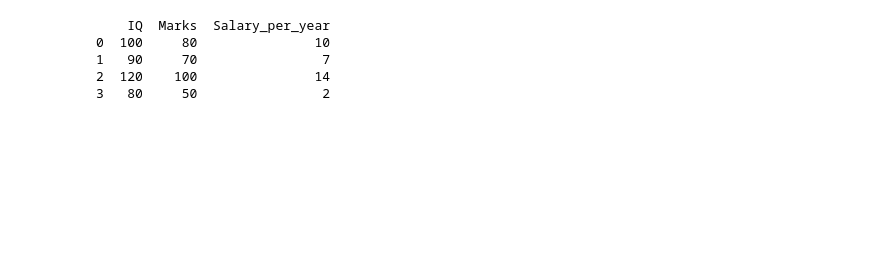
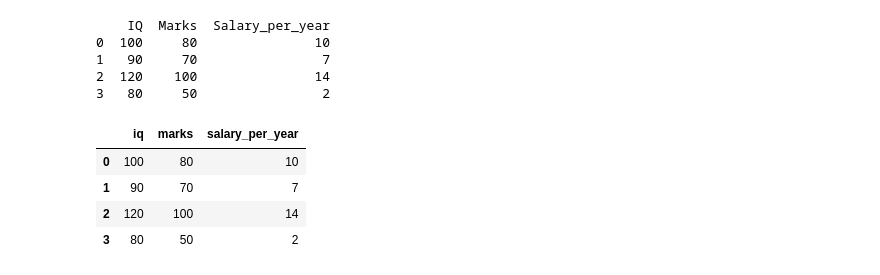
Before and after one commit to arsal3646/Python_Projects, a Jupyter notebook: CampusX_Data_Science_Course/017_Pandas_DataFrame.ipynb, the cells around one changed output. Saved outputs shown, nothing was run; the diff lists cells and outputs as text; code cells hidden in the pictures; blank space fills up the shorter version.

```diff
--- a/CampusX_Data_Science_Course/017_Pandas_DataFrame.ipynb
+++ b/CampusX_Data_Science_Course/017_Pandas_DataFrame.ipynb
@@ -116,3 +116,20 @@ print(students_df.head())
 1   90     70                7
 2  120    100               14
 3   80     50                2
+# %%
+# creating a DataFrame using Dictionaries
+
+students_dict = {
+    'iq':[100,90,120,80],
+    "marks" : [80,70,100,50],
+    "salary_per_year" : [10,7,14,2]
+}
+
+students_df_dict = pd.DataFrame(students_dict)
+students_df_dict.head()
+# %% [output]
+|  | iq | marks | salary_per_year |
+| 0 | 100 | 80 | 10 |
+| 1 | 90 | 70 | 7 |
+| 2 | 120 | 100 | 14 |
+| 3 | 80 | 50 | 2 |
```
Also changed, not shown: parts of 21 cells of this notebook.
